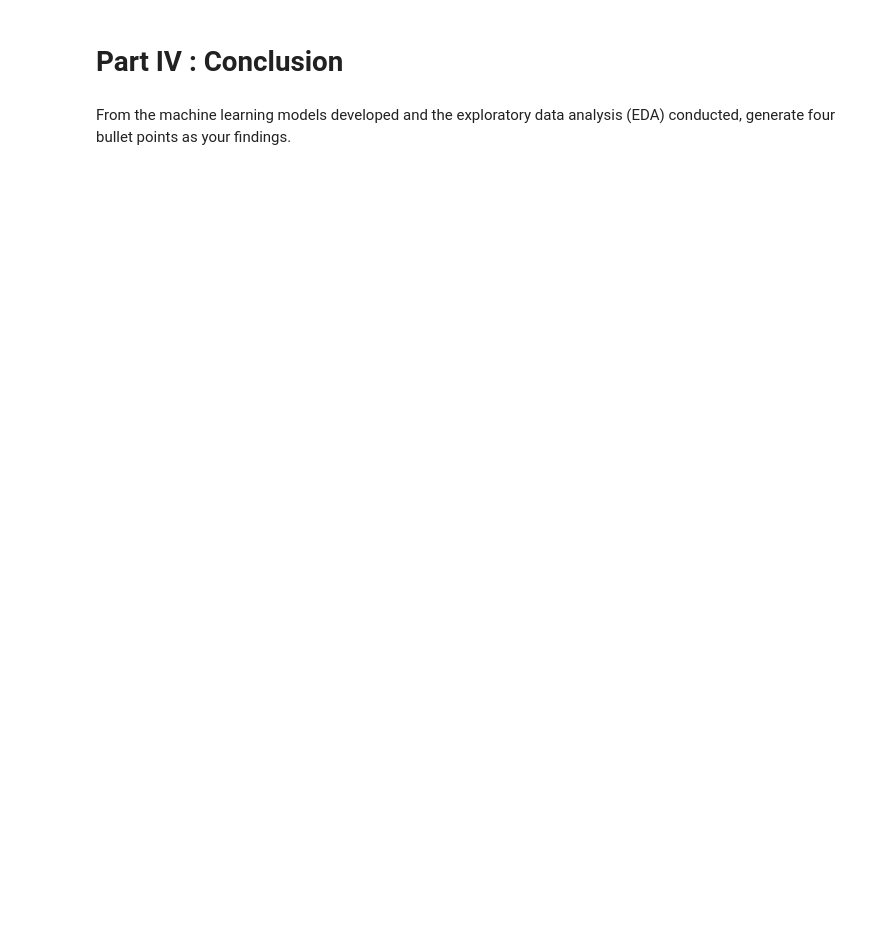
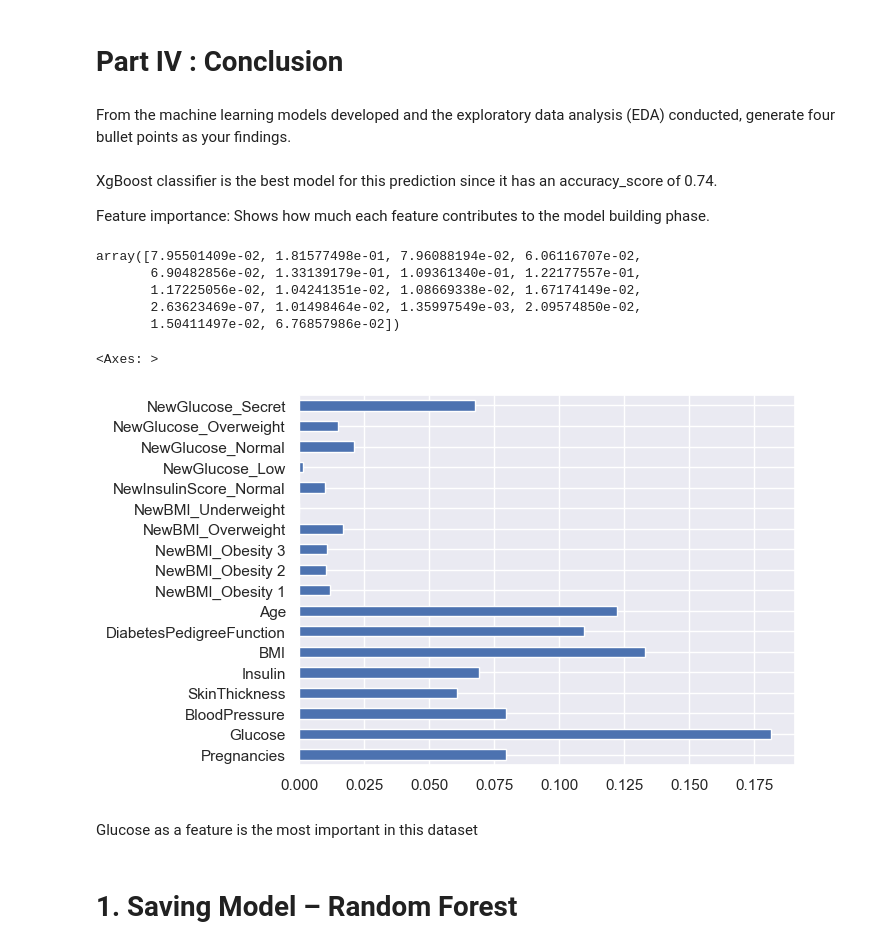
Before and after one commit to oyebolakolapo/Machine_Learning_Model_Predicting_Diabetes, a Jupyter notebook: Supervised Learning - Project.ipynb, the cells around one changed output. Cells and saved outputs as stored; diff of their text form; code cells hidden in the pictures; blank space fills up the shorter version.

```diff
--- a/Supervised Learning - Project.ipynb
+++ b/Supervised Learning - Project.ipynb
@@ -412,0 +485,7 @@ X_train, X_test, y_train, y_test = train_test_split(X,y, test_size=0.20,
+# %%
+#Building the model using RandomForest
+
+from sklearn.ensemble import RandomForestClassifier
+
+rfc = RandomForestClassifier(n_estimators=200)
+rfc.fit(X_train, y_train)
@@ -414,3 +628,25 @@ X_train, X_test, y_train, y_test = train_test_split(X,y, test_size=0.20,
 # Part IV : Conclusion
 # %% [markdown]
 From the machine learning models developed and the exploratory data analysis (EDA) conducted, generate four bullet points as your findings.
+# %% [markdown]
+XgBoost classifier is the best model for this prediction since it has an accuracy_score of 0.74.
+
+Feature importance: Shows how much each feature contributes to the model building phase.
+# %%
+#Getting feature importances
+rfc.feature_importances_
+# %% [output]
+array([7.95501409e-02, 1.81577498e-01, 7.96088194e-02, 6.06116707e-02,
+       6.90482856e-02, 1.33139179e-01, 1.09361340e-01, 1.22177557e-01,
+       1.17225056e-02, 1.04241351e-02, 1.08669338e-02, 1.67174149e-02,
+       2.63623469e-07, 1.01498464e-02, 1.35997549e-03, 2.09574850e-02,
+       1.50411497e-02, 6.76857986e-02])
+# %%
+(pd.Series(rfc.feature_importances_, index=X.columns).plot(kind='barh'))
+# %% [output]
+<Axes: >
+[figure, added]
+# %% [markdown]
+Glucose as a feature is the most important in this dataset
+# %% [markdown]
+# 1. Saving Model – Random Forest
```
Also changed, not shown: parts of 43 cells of this notebook.
